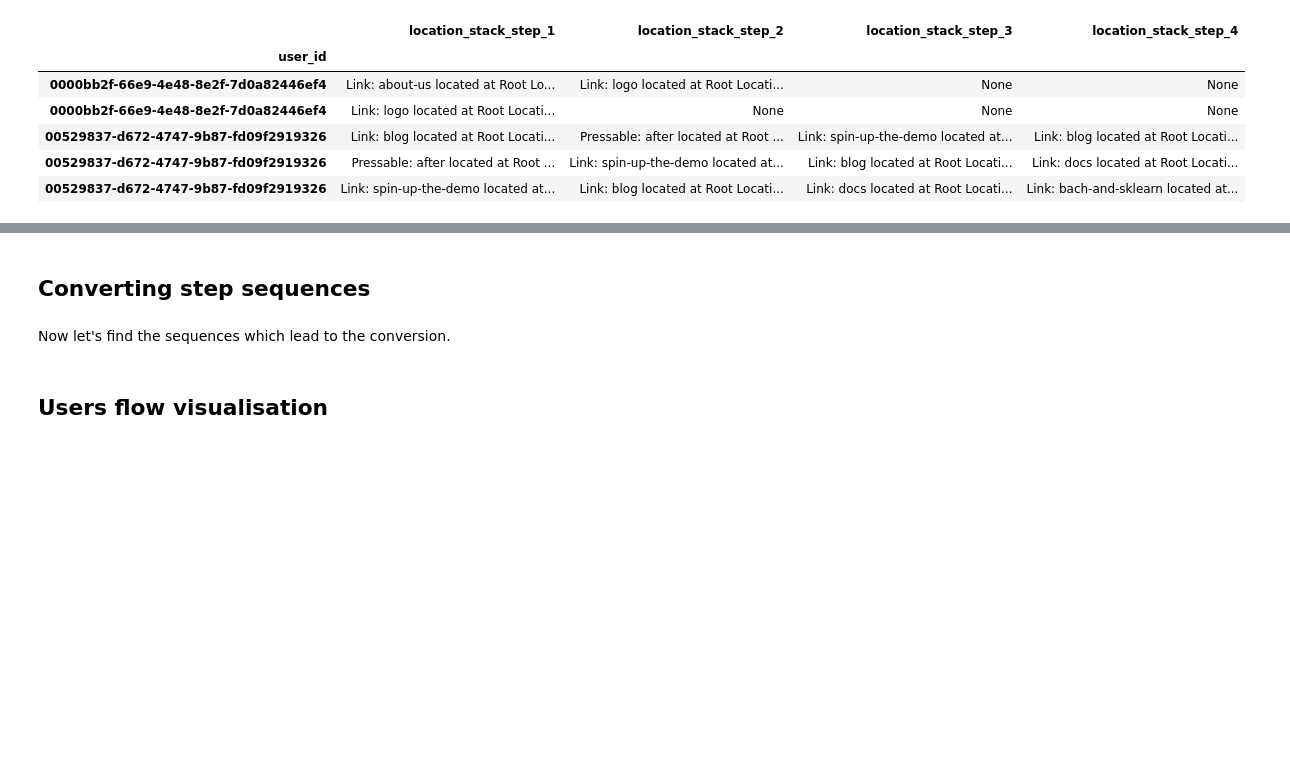
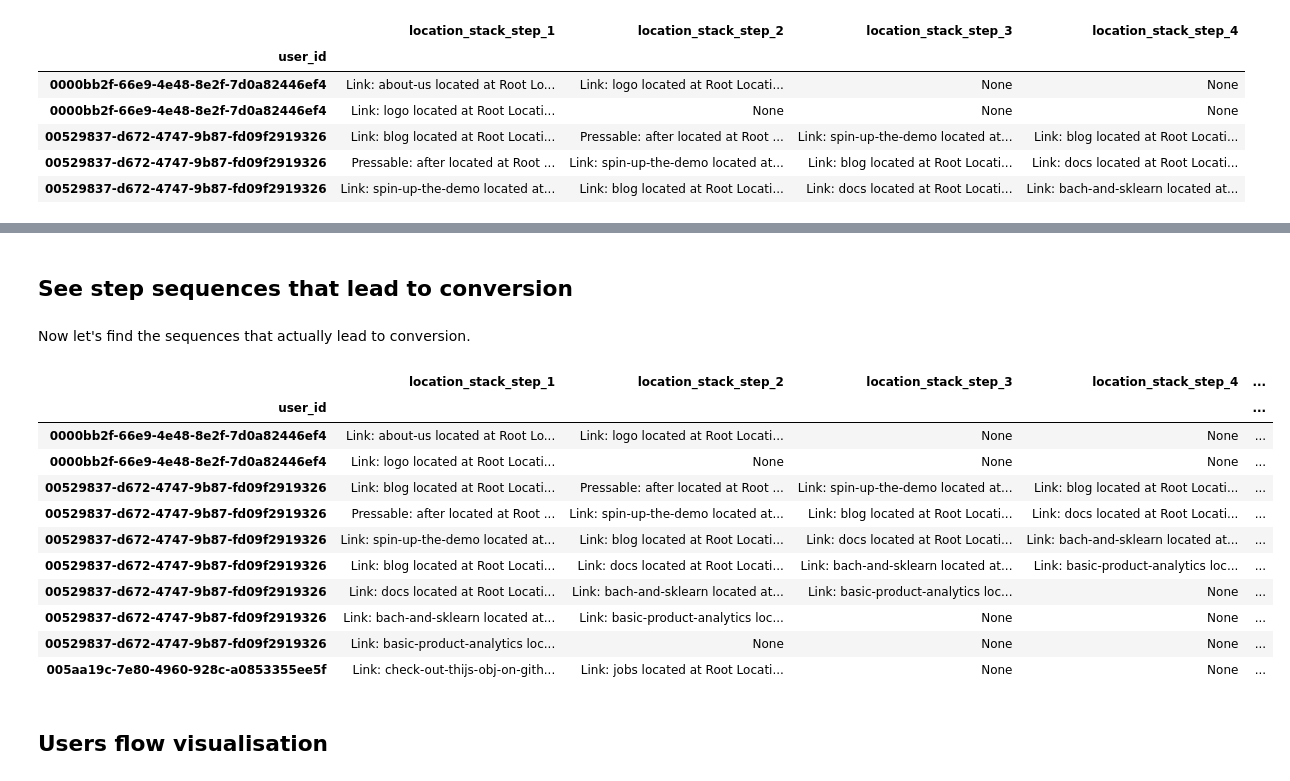
Before and after one commit to jeffamaxey/objectiv-analytics, a Jupyter notebook: notebooks/funnel-discovery.ipynb, the cells around one changed output, grey strips where cells are left out. Drawn from its saved outputs; the diff is of its cells as text; code cells hidden in the pictures; blank space fills up the shorter version.

Commit message:
Overall steps

```diff
--- a/notebooks/funnel-discovery.ipynb
+++ b/notebooks/funnel-discovery.ipynb
@@ -96,12 +133,25 @@ df_steps.value_counts().to_frame().head(20)
 # %% [markdown]
-## Converting step sequences
+## See step sequences that lead to conversion
 # %% [markdown]
-Now let's find the sequences which lead to the conversion.
+Now let's find the sequences that actually lead to conversion.
 # %%
 # first, we can get which step is the first conversion step
 df_first_conversion_step = funnel.get_navigation_paths(df, steps=max_steps, by='user_id', add_conversion_step_column=True)
 
-df_first_conversion_step.head()
+df_first_conversion_step.head(10)
+# %% [output]
+|  | location_stack_step_1 | location_stack_step_2 | location_stack_step_3 | location_stack_step_4 | ... |
+| user_id |  |  |  |  | ... |
+| 0000bb2f-66e9-4e48-8e2f-7d0a82446ef4 | Link: about-us located at Root Lo... | Link: logo located at Root Locati... | None | None | ... |
+| 0000bb2f-66e9-4e48-8e2f-7d0a82446ef4 | Link: logo located at Root Locati... | None | None | None | ... |
+| 00529837-d672-4747-9b87-fd09f2919326 | Link: blog located at Root Locati... | Pressable: after located at Root ... | Link: spin-up-the-demo located at... | Link: blog located at Root Locati... | ... |
+| 00529837-d672-4747-9b87-fd09f2919326 | Pressable: after located at Root ... | Link: spin-up-the-demo located at... | Link: blog located at Root Locati... | Link: docs located at Root Locati... | ... |
+| 00529837-d672-4747-9b87-fd09f2919326 | Link: spin-up-the-demo located at... | Link: blog located at Root Locati... | Link: docs located at Root Locati... | Link: bach-and-sklearn located at... | ... |
+| 00529837-d672-4747-9b87-fd09f2919326 | Link: blog located at Root Locati... | Link: docs located at Root Locati... | Link: bach-and-sklearn located at... | Link: basic-product-analytics loc... | ... |
+| 00529837-d672-4747-9b87-fd09f2919326 | Link: docs located at Root Locati... | Link: bach-and-sklearn located at... | Link: basic-product-analytics loc... | None | ... |
+| 00529837-d672-4747-9b87-fd09f2919326 | Link: bach-and-sklearn located at... | Link: basic-product-analytics loc... | None | None | ... |
+| 00529837-d672-4747-9b87-fd09f2919326 | Link: basic-product-analytics loc... | None | None | None | ... |
+| 005aa19c-7e80-4960-928c-a0853355ee5f | Link: check-out-thijs-obj-on-gith... | Link: jobs located at Root Locati... | None | None | ... |
 # %%
 # let's filter steps to first conversion
 df_steps_till_conversion = funnel.get_navigation_paths(df, steps=max_steps, by='user_id', add_conversion_step_column=True, only_converted_paths=True)
```
Also changed, not shown: parts of 19 cells of this notebook.
